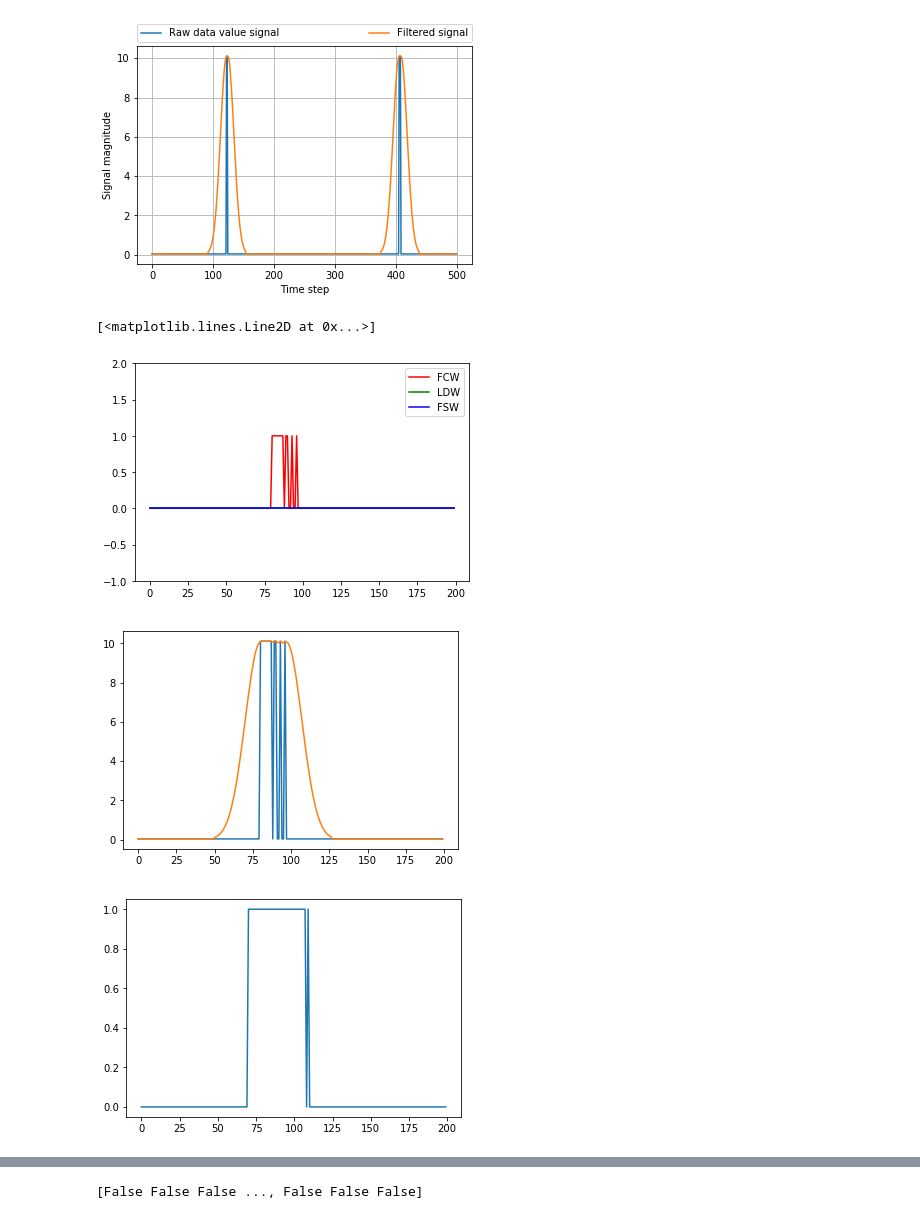
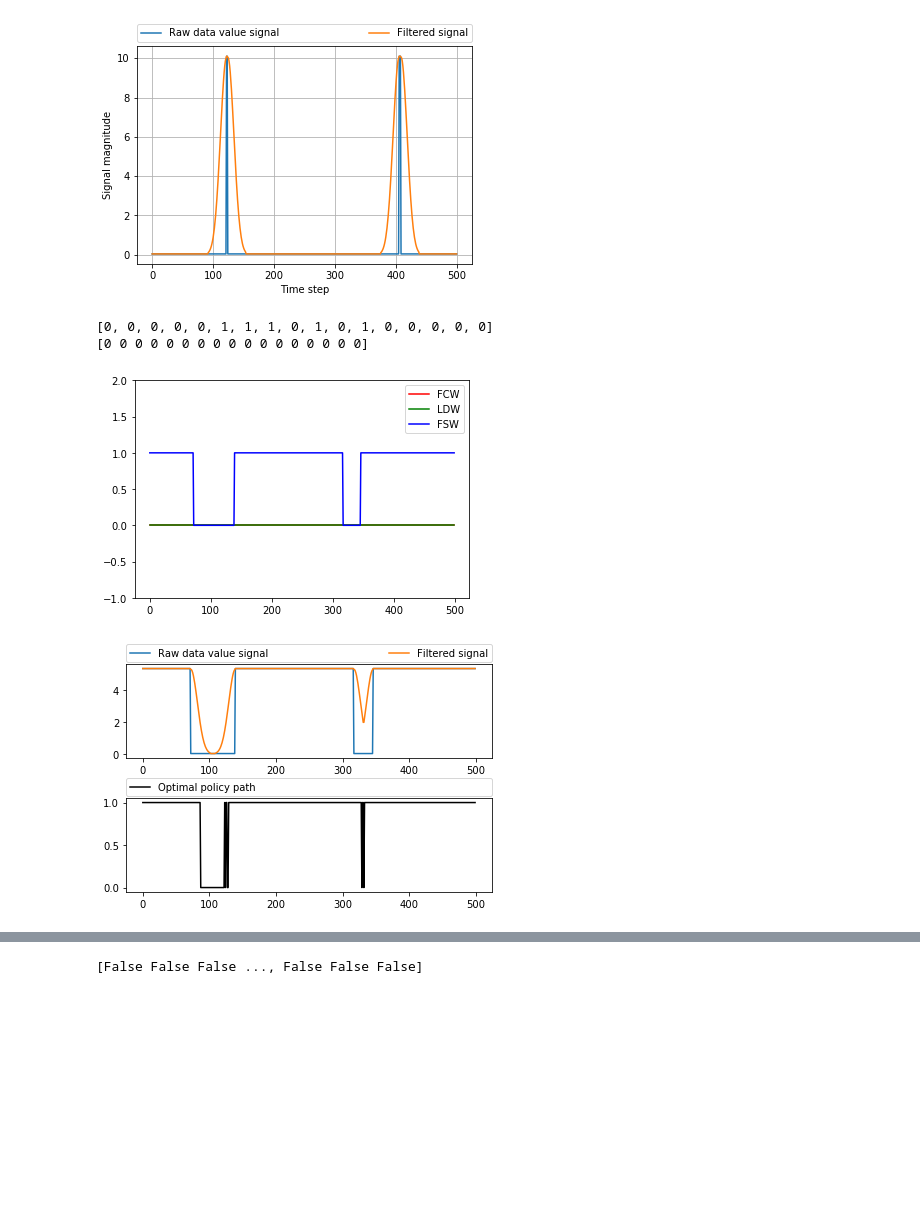
Before and after one commit to MoonBlvd/MDP_data_recording, a Jupyter notebook: warning_statistics.ipynb, the cells around one changed output, grey strips where cells are left out. Saved outputs shown, nothing was run; the diff lists cells and outputs as text; code cells hidden in the pictures; blank space fills up the shorter version.

```diff
--- a/warning_statistics.ipynb
+++ b/warning_statistics.ipynb
@@ -171,8 +172,8 @@ raw_score = []
 N = 500 # buffer size
 
 for i in range(1500,2000):
-    tmp_i = np.where((unique_states == three_warnings[i,:] ).all(axis=1))[0]
-    raw_score.append(data_value[tmp_i])
+    tmp_i = np.where((states_list == three_warnings[i,:] ).all(axis=1))[0]
+    raw_score.append(value_list[tmp_i])
 raw_score = np.array(raw_score)
 filtered_score = score_filter(raw_score, sigma)
 # filtered_score = gaussian_filter(raw_score, sigma)
@@ -190,13 +191,21 @@ plt.show
 # %% [output]
 <function matplotlib.pyplot.show>
 [figure]
+# %%
+qqqq = [0,0,0,0,0,1,1,1,0,1,0,1,0,0,0,0,0]
+tttt = gaussian_filter(qqqq, 1)
+print(qqqq)
+print(tttt)
+# %% [output]
+[0, 0, 0, 0, 0, 1, 1, 1, 0, 1, 0, 1, 0, 0, 0, 0, 0]
+[0 0 0 0 0 0 0 0 0 0 0 0 0 0 0 0 0]
 # %%
 '''Run moving horizon optimization'''
 
 buf_size = 500
-eta = 1.8
+eta = 5
 sigma = 10
-memo_max = 1000
+memo_max = 10000
 moving_buf = {}
 moving_buf['size'] = []
 moving_buf['value'] = []
@@ -206,7 +215,7 @@ k = 0
 memo_tracker = 0
 all_filtered_scores = []
 all_raw_scores = []
-test_data = three_warnings[15200:15400,:]
+test_data = three_warnings[47000:47500,:]#[15200:15400,:]
 num_data = test_data.shape[0]
 
 for i,state in enumerate(test_data):
@@ -218,16 +227,25 @@ for i,state in enumerate(test_data):
         '''Filter the score'''
         filtered_score = score_filter(np.array(moving_buf['value']), sigma)
         '''Optimize'''
-        a = []
+        pi = []
         prob = LpProblem("Optimal policy", LpMinimize)
+        # Add objective function
         for j in range(buf_length):
-            a.append(LpVariable(str(j),0, 1,cat='Integer'))
+            pi.append(LpVariable(str(j),0, 1,cat='Integer'))
             if j == 0:
-                b = a[j]*(moving_buf['size'][j]-eta*filtered_score[j])
+                obj_func = pi[j]*(moving_buf['size'][j]-eta*filtered_score[j])
             else:
-                b += a[j]*(moving_buf['size'][j]-eta*filtered_score[j])
-        prob += b
+                obj_func += pi[j]*(moving_buf['size'][j]-eta*filtered_score[j])
+        prob += obj_func
+        # Add constraints
+        for j in range(buf_length):
+            if j == 0:
+                constrain_func = pi[j] * moving_buf['size'][j]
+            else:
+                constrain_func += pi[j] * moving_buf['size'][j]
+        prob += constrain_func <= np.max([memo_max - memo_tracker,0])
         prob.solve()
+
         '''Sort the optimization results to get optimal policies'''
         array_to_sort = np.zeros([buf_length,2])
         for j,v in enumerate(prob.variables()):
@@ -239,36 +257,44 @@ for i,state in enumerate(test_data):
         '''Save data, update storage capacity'''
         memo_tracker += float(np.dot(sorted_action,np.array(moving_buf['size'])))
 
         '''Append the sorted action to the whole action list'''
         if k == 0:
             optimal_policy = sorted_action
             all_filtered_scores = filtered_score
             all_raw_scores = np.array(moving_buf['value'])
         else:
             optimal_policy = np.append(optimal_policy, sorted_action)
             all_filtered_scores = np.append(all_filtered_scores, filtered_score)
             all_raw_scores = np.append(all_raw_scores, np.array(moving_buf['value']))
 
         k += 1
         moving_buf['size'] = []
         moving_buf['value'] = []
         moving_buf['state'] = []
 
 plt.figure(1)
 plt.plot(test_data[:,0],'r')
 plt.plot(test_data[:,1],'g')
 plt.plot(test_data[:,2],'b')
 plt.ylim([-1,2])
 plt.legend(['FCW','LDW','FSW'])
 
 plt.figure(2)
+plt.subplot(211)
 plt.plot(all_raw_scores)
 plt.plot(all_filtered_scores)
+plt.legend(['Raw data value signal', 'Filtered signal'],bbox_to_anchor=(0., 1.02, 1., .102), loc=3,
+           ncol=2, mode="expand", borderaxespad=0.)
+# plt.savefig('data_value_signal.png',dpi=500)
 
-plt.figure(3)
-plt.plot(optimal_policy)
+# plt.figure(3)
+plt.subplot(212)
+plt.plot(optimal_policy,'k')
+plt.legend(['Optimal policy path'],bbox_to_anchor=(0., 1.02, 1., .102), loc=3,
+           ncol=2, mode="expand", borderaxespad=0.)
+plt.tight_layout(pad=2)
+
+# plt.savefig('value_and_bad_policy.png',dpi=500)
 # %% [output]
-[<matplotlib.lines.Line2D at 0x...>]
-[figure, old version]
+[figure, new version]
-[figure, old version]
+[figure, new version]
-[figure, removed]
```
Also changed, not shown: parts of 2 cells of this notebook, 1 other file.
